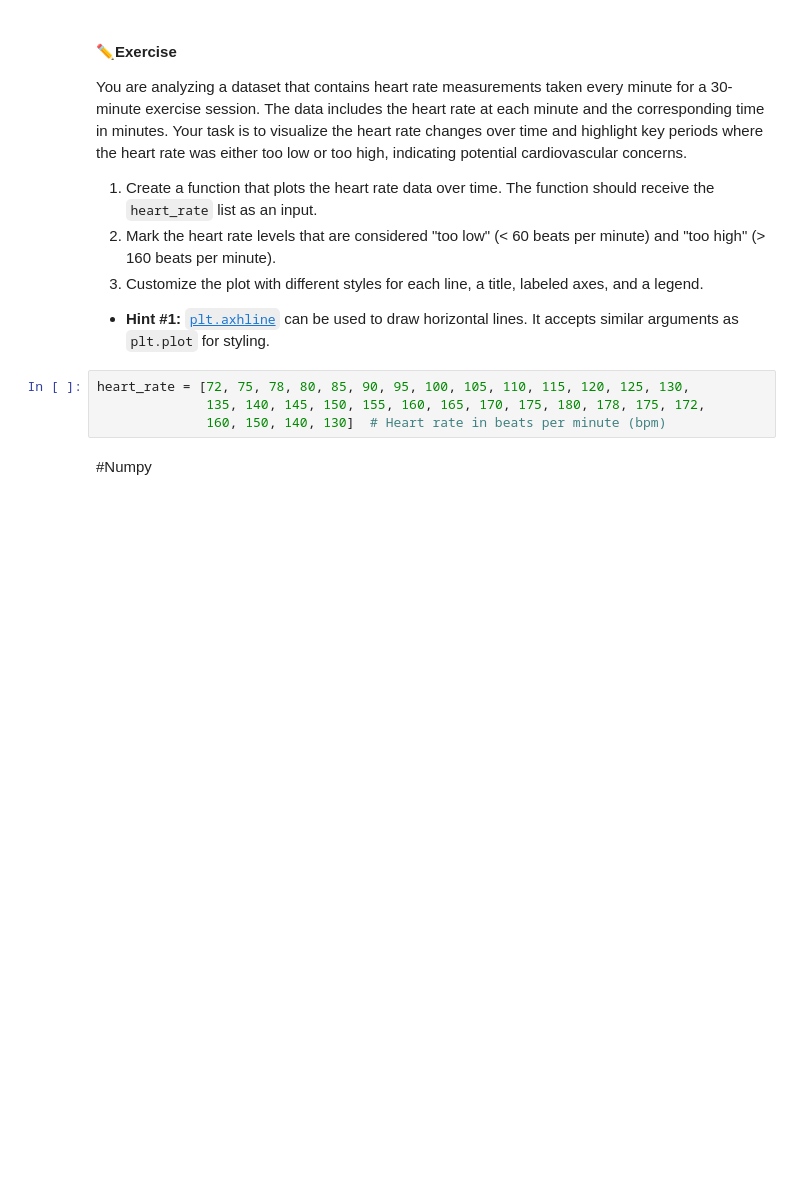
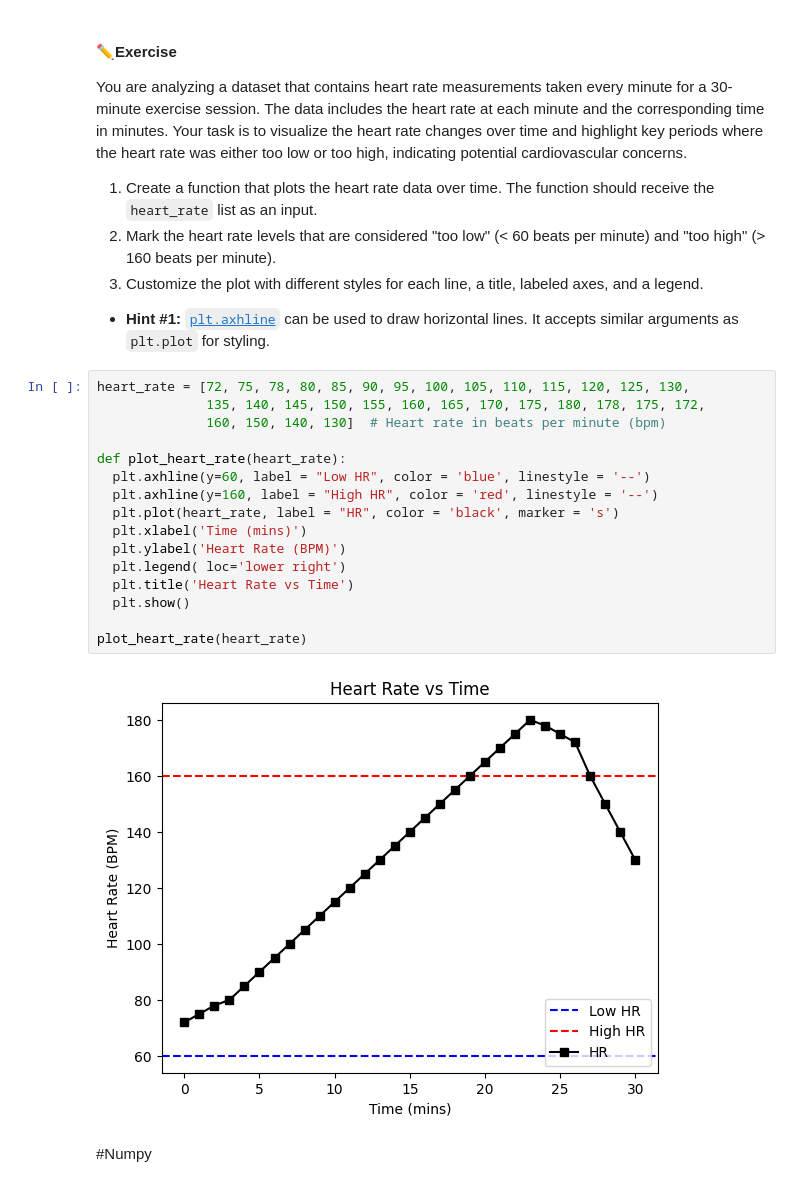
Before and after one commit to jwalker2124/bme3053c, a Jupyter notebook: lessons-solved/03_Matplotlib_and_Numpy.ipynb, the cells around one changed output. Cells and saved outputs as stored; diff of their text form; blank space fills up the shorter version.

```diff
--- a/lessons-solved/03_Matplotlib_and_Numpy.ipynb
+++ b/lessons-solved/03_Matplotlib_and_Numpy.ipynb
@@ -93,7 +100,21 @@ You are analyzing a dataset that contains heart rate measurements taken every mi
 # %%
 heart_rate = [72, 75, 78, 80, 85, 90, 95, 100, 105, 110, 115, 120, 125, 130,
               135, 140, 145, 150, 155, 160, 165, 170, 175, 180, 178, 175, 172,
               160, 150, 140, 130]  # Heart rate in beats per minute (bpm)
+
+def plot_heart_rate(heart_rate):
+  plt.axhline(y=60, label = "Low HR", color = 'blue', linestyle = '--')
+  plt.axhline(y=160, label = "High HR", color = 'red', linestyle = '--')
+  plt.plot(heart_rate, label = "HR", color = 'black', marker = 's')
+  plt.xlabel('Time (mins)')
+  plt.ylabel('Heart Rate (BPM)')
+  plt.legend( loc='lower right')
+  plt.title('Heart Rate vs Time')
+  plt.show()
+
+plot_heart_rate(heart_rate)
+# %% [output]
+[figure, added]
 # %% [markdown]
 #Numpy
 # %% [markdown]
```
Also changed, not shown: parts of 8 cells of this notebook.
